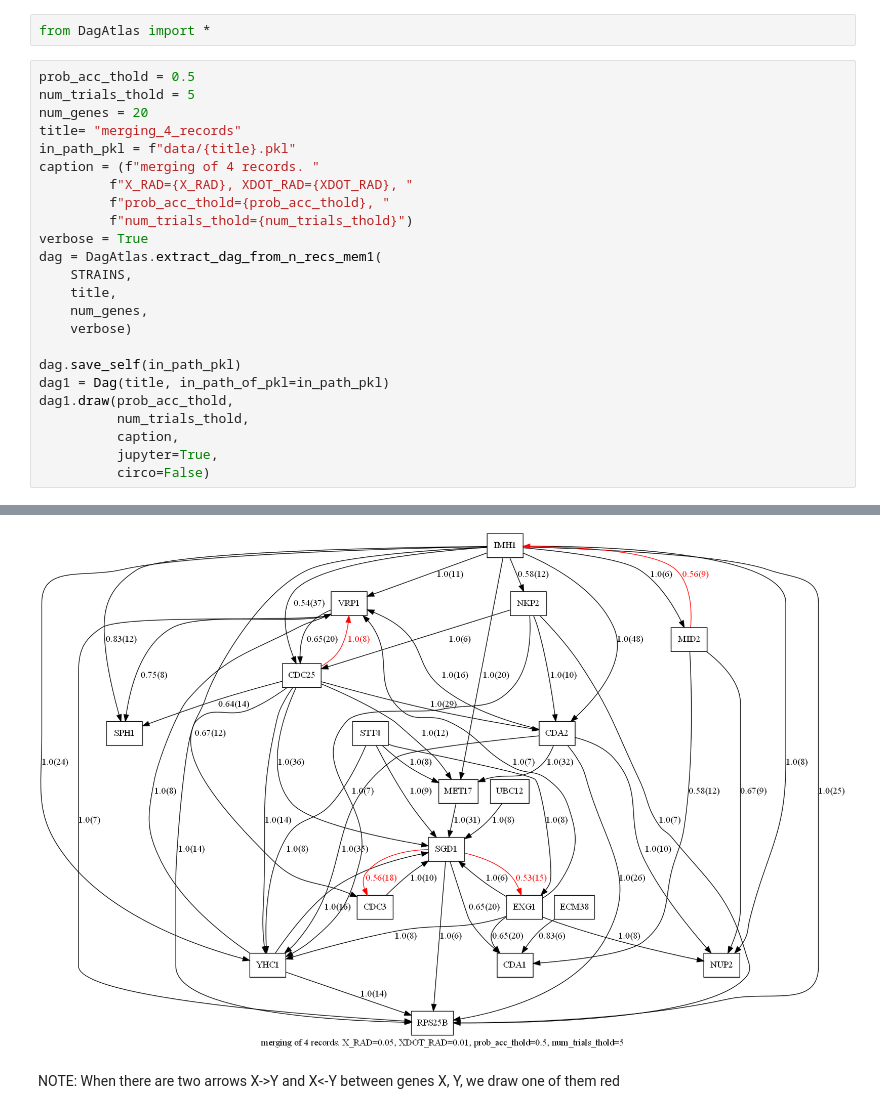
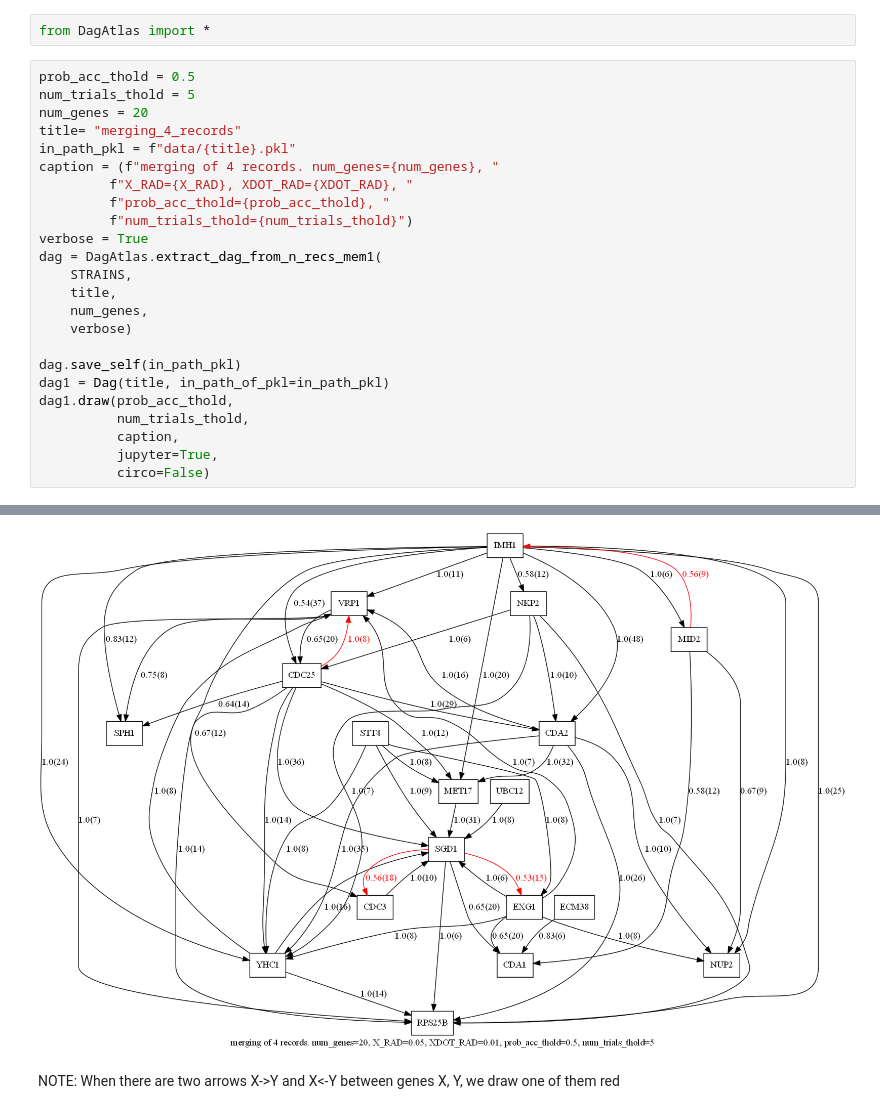
Before and after one commit to rrtucci/gene_causal_mapper, a Jupyter notebook: jupyter_notebooks/dream3_DAG_20.ipynb, the cells around one changed output, grey strips where cells are left out. Saved outputs shown, nothing was run; the diff lists cells and outputs as text.

Commit message:
first fully working version with 20 genes example

```diff
--- a/jupyter_notebooks/dream3_DAG_20.ipynb
+++ b/jupyter_notebooks/dream3_DAG_20.ipynb
@@ -21,7 +21,7 @@ num_trials_thold = 5
 num_genes = 20
 title= "merging_4_records"
 in_path_pkl = f"data/{title}.pkl"
-caption = (f"merging of 4 records. "
+caption = (f"merging of 4 records. num_genes={num_genes}, "
          f"X_RAD={X_RAD}, XDOT_RAD={XDOT_RAD}, "
          f"prob_acc_thold={prob_acc_thold}, "
          f"num_trials_thold={num_trials_thold}")
@@ -30,33 +30,33 @@ dag = DagAtlas.extract_dag_from_n_recs_mem1(
     STRAINS,
     title,
     num_genes,
     verbose)
 
 dag.save_self(in_path_pkl)
 dag1 = Dag(title, in_path_of_pkl=in_path_pkl)
 dag1.draw(prob_acc_thold,
           num_trials_thold,
           caption,
           jupyter=True,
           circo=False)
 # %% [output]
 Beginning to extract a dag from 2 recs: rec1=wild, rec2=gat1
 Entering TS_Record.get_gene_to_bridges() for rec1=wild, rec2=gat1
 Exiting TS_Record.get_gene_to_bridges()
 gene to num of bridges=
 {'RPS25B': 8, 'NUP2': 2, 'VRP1': 4, 'YHC1': 8, 'MET17': 7, 'STT4': 2, 'UBC12': 1, 'CDA1': 1, 'CDA2': 16, 'IMH1': 6, 'CDC25': 7, 'SPH1': 2, 'CDC3': 2, 'NKP2': 2}
 RPS25B
 t1(x1, xdot1)----t2(x2, xdot2)
 1,  20(-0.106, 0.0077)----45(-0.124, 0.00673)
 2,  20(-0.106, 0.0077)----120(-0.13, 0.0171)
 3,  45(-0.119, 0.0219)----120(-0.13, 0.0171)
 4,  60(-0.167, -0.00322)----0(-0.132, -0.0115)
 5,  60(-0.167, -0.00322)----45(-0.124, 0.00673)
 ... (294 lines left out)
 Ending merging of 2 dags into 1: final dag= (gat1&gcn4&gcn4&leu3)
 
 Beginning merging of 2 dags into 1:  dag1= (wild&gat1&gat1&gcn4), dag2= (gat1&gcn4&gcn4&leu3)
 Ending merging of 2 dags into 1: final dag= ((wild&gat1&gat1&gcn4)&(gat1&gcn4&gcn4&leu3))
-[figure, old version]
+[figure, new version]
 # %% [markdown]
 NOTE: When there are two arrows X->Y and X<-Y between genes X, Y, we draw one of them red
```
Also changed, not shown: 2 other files.
